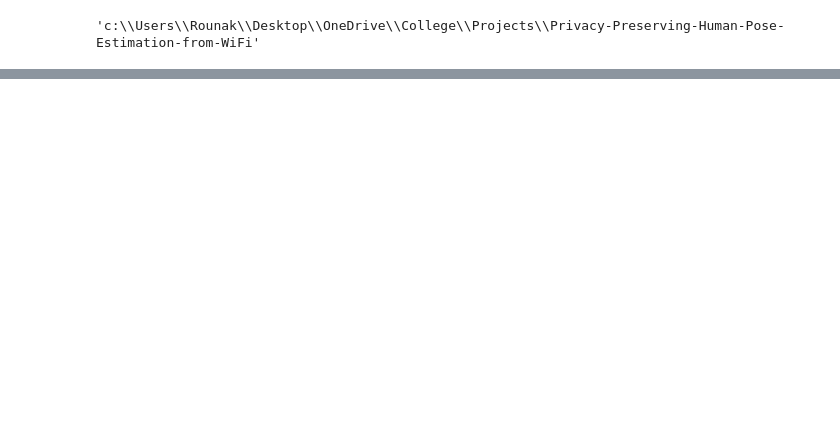
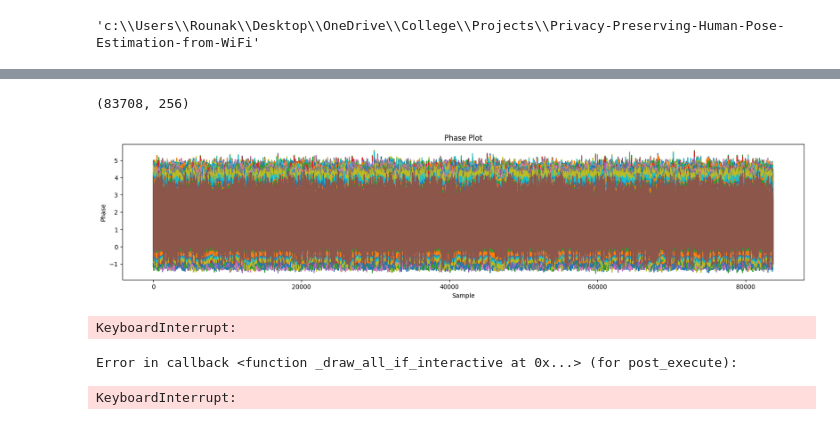
Before and after one commit to rounaccc/Privacy-Preserving-Human-Pose-Estimation-from-WiFi, a Jupyter notebook: research/stage01_data_transformation.ipynb, the cells around one changed output, grey strips where cells are left out. Cells and saved outputs as stored; diff of their text form; code cells hidden in the pictures; blank space fills up the shorter version.

Commit message:
Data Preprocessing added

```diff
--- a/research/stage01_data_transformation.ipynb
+++ b/research/stage01_data_transformation.ipynb
@@ -45,6 +46,7 @@ class DataTransformation:
     def __init__(self, config: DataTransformationConfig):
         self.config = config
         self.filename = []
+        self.csi = None
 
     def get_csi_files(self):
         for filename in os.listdir(self.config.data_dir):
@@ -54,16 +56,15 @@ class DataTransformation:
 
     def load_csi_data(self):
         self.get_csi_files()
-        mat = sio.loadmat(self.config.data_dir+"/"+self.filename[0])
-        csi = mat['csi_buff'].shape
-        print(csi)
-        return csi
+        mat = sio.loadmat(self.config.data_dir+"/"+self.filename[-1])
+        self.csi = mat['csi_buff']
+        return self.csi
 # %%
 try:
     config = ConfigurationManager()
     data_transformation_config = config.get_data_transformation_config()
     data_transformation = DataTransformation(config = data_transformation_config)
-    data_transformation.load_csi_data()
+    data = data_transformation.load_csi_data()
 
 except Exception as e:
     raise e
@@ -76,0 +77,4 @@ except Exception as e:
+# %%
+data.shape
+# %% [output]
+(83708, 256)
@@ -76,0 +121,38 @@ except Exception as e:
+# %%
+import matplotlib.pyplot as plt
+
+plt.figure(figsize=(20, 4))
+plt.plot(denoised_phase)
+plt.title('Phase Plot')
+plt.xlabel('Sample')
+plt.ylabel('Phase')
+plt.show()
+# %% [output]
+[figure, added]
+# %%
+import matplotlib.pyplot as plt
+
+# Original phase data
+original_phase = np.angle(csi_data)  # Assuming you have your original phase data
+
+# Create a figure with two subplots
+fig, axs = plt.subplots(1, 2, figsize=(20, 4))
+
+# Plot original phase on the left subplot
+axs[0].plot(original_phase)
+axs[0].set_title('Original Phase')
+axs[0].set_xlabel('Sample')
+axs[0].set_ylabel('Phase')
+
+# Plot preprocessed phase on the right subplot
+axs[1].plot(denoised_phase)  # denoised_phase is the processed phase data
+axs[1].set_title('Processed Phase')
+axs[1].set_xlabel('Sample')
+axs[1].set_ylabel('Phase')
+
+plt.tight_layout()  # Ensures subplots don't overlap
+plt.show()
+# %% [output]
+KeyboardInterrupt:
+Error in callback <function _draw_all_if_interactive at 0x...> (for post_execute):
+KeyboardInterrupt:
```
Also changed, not shown: parts of 3 cells of this notebook, 6 other files.
